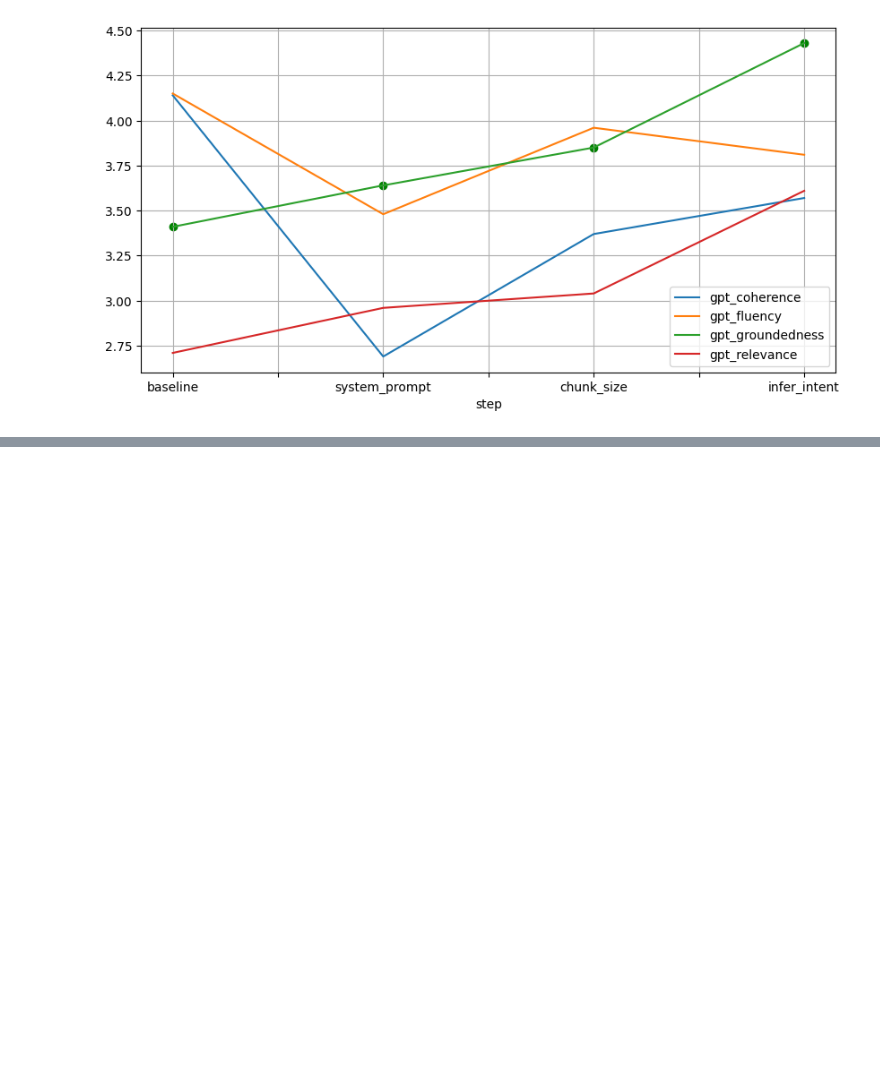
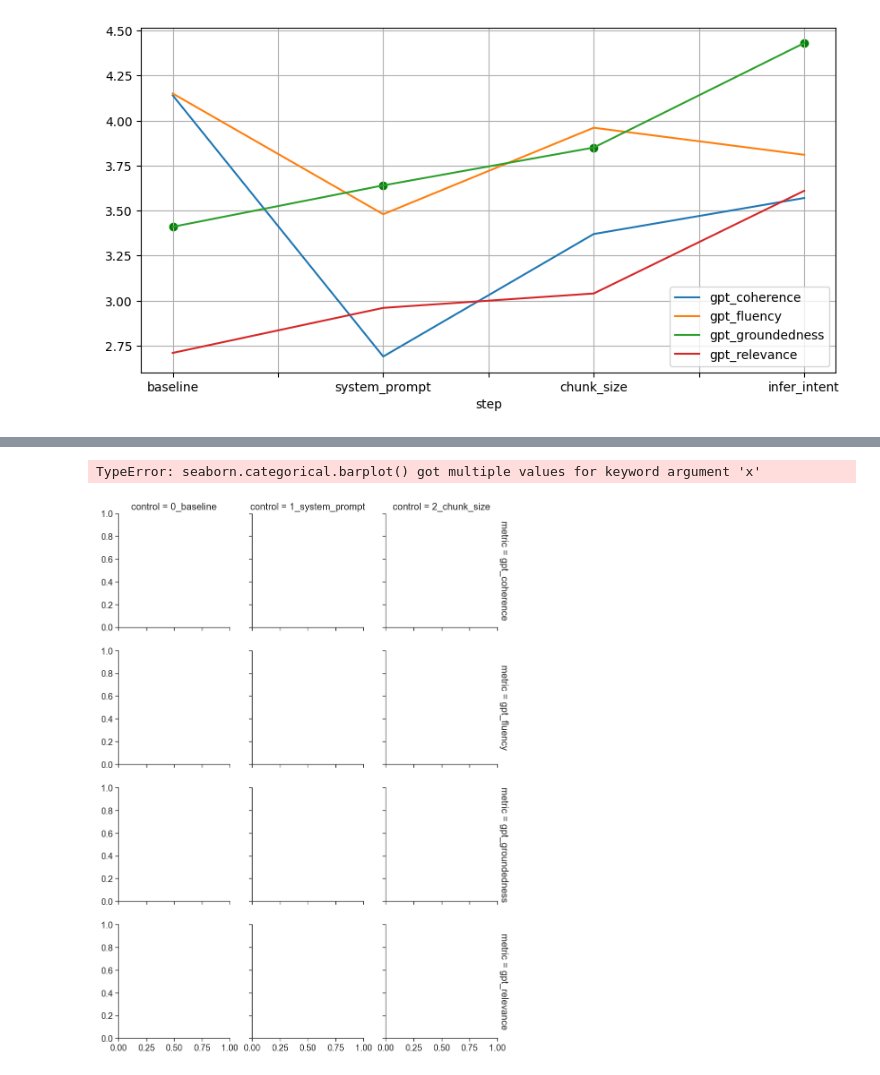
Before and after one commit to bstollnitz/rag-promptflow, a Jupyter notebook: data/eval/stats.ipynb, the cells around one changed output, grey strips where cells are left out. Cells and saved outputs as stored; diff of their text form; code cells hidden in the pictures; blank space fills up the shorter version.

```diff
--- a/data/eval/stats.ipynb
+++ b/data/eval/stats.ipynb
@@ -33,0 +172,33 @@ plt.savefig('metrics.png')
+# %%
+# plot a bar chart for each metric that shows the change in the metric with error bars
+import seaborn as sns
+import matplotlib.pyplot as plt
+
+sns.set_theme(style="whitegrid")
+sns.set(rc={'figure.figsize':(11.7,8.27)})
+sns.set(font_scale=1.5)
+sns.set_style("whitegrid")
+sns.set_style("ticks")
+sns.set_palette("colorblind")
+sns.set_context("paper", font_scale=1.5)
+
+# create a FacetGrid with one row for each metric and one column for each comparison
+g = sns.FacetGrid(results_df, row='metric', col='control', margin_titles=True)
+
+# define a function to plot the bar chart for each facet
+def plot_bar_chart(data, **kwargs):
+    ax = sns.barplot(x="treatment", y="change_mean", data=data, **kwargs)
+    ax.errorbar(x=range(len(data)), y=data['change_mean'], yerr=[[data['change_mean']-data['ci_low']], [data['ci_high']-data['change_mean']]], fmt='none', c='black', capsize=10)
+    ax.set_title(data['control'].iloc[0] + " vs " + data['treatment'].iloc[0])
+
+# map the plot function to each facet of the FacetGrid
+g.map_dataframe(plot_bar_chart, x="treatment")
+
+# adjust the layout of the FacetGrid
+g.fig.tight_layout()
+
+# save the plot
+plt.savefig('change.png')
+# %% [output]
+TypeError: seaborn.categorical.barplot() got multiple values for keyword argument 'x'
+[figure, added]
```
Also changed, not shown: parts of 6 cells of this notebook, 9 other files.
